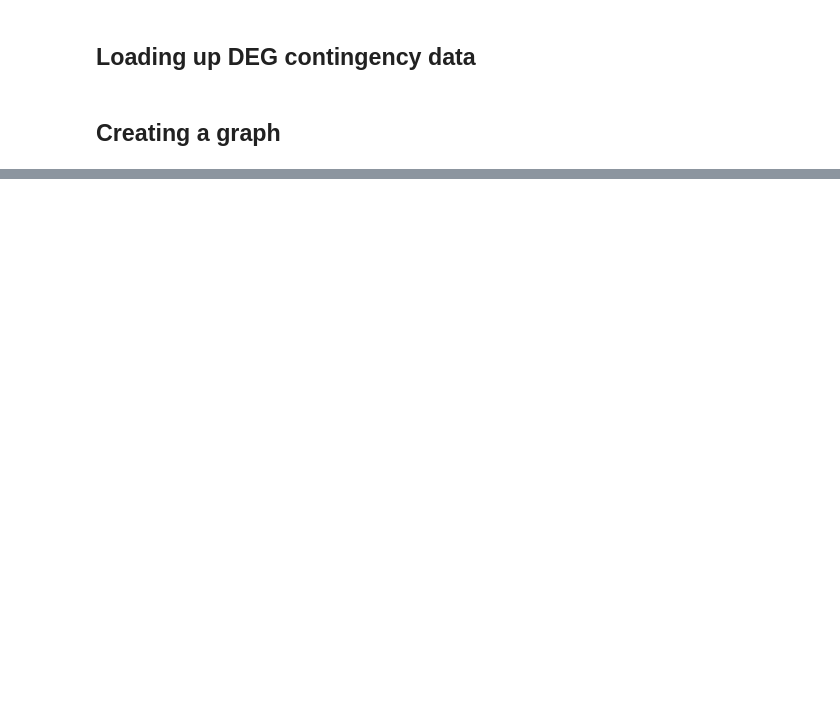
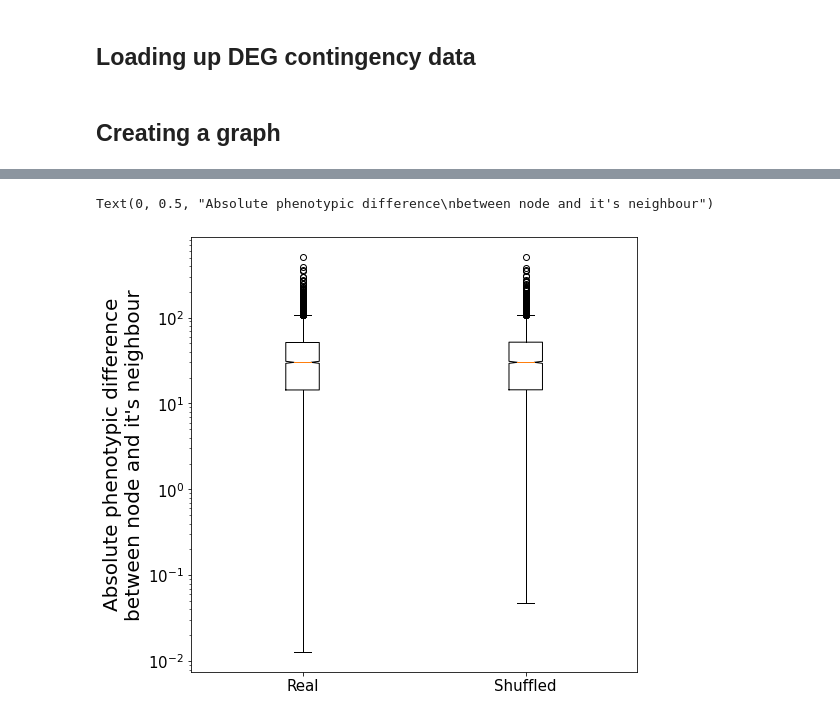
Before and after one commit to RelationRx/ds-ada-phenotype, a Jupyter notebook: LINCS_EDA_homophily.ipynb, the cells around one changed output, grey strips where cells are left out. Cells and saved outputs as stored; diff of their text form; code cells hidden in the pictures; blank space fills up the shorter version.

```diff
--- a/LINCS_EDA_homophily.ipynb
+++ b/LINCS_EDA_homophily.ipynb
@@ -144,0 +176,17 @@ array([-0.04595   , -0.23472001, -0.14317   , ...,  0.090034  ,
+# %%
+boxes = [
+    abs(phenotype_vals - (adj['real']/adj['real'].sum(axis = 1)[:,None]).dot(phenotype_vals)),
+    abs(phenotype_vals - (adj['shuffled']/adj['shuffled'].sum(axis = 1)[:,None]).dot(phenotype_vals))
+    ]
+for idx, item in enumerate(boxes):
+    item[np.isnan(item)] = np.median(item[~np.isnan(item)])
+    boxes[idx] = item
+fig, ax = plt.subplots(1, figsize = (8,8))
+bplot = ax.boxplot(boxes, notch = True)
+ax.set_yscale('log')
+ax.set_xticklabels(['Real','Shuffled'])
+ax.tick_params(labelsize = 15)
+ax.set_ylabel("Absolute phenotypic difference\nbetween node and it's neighbour", size = 20)
+# %% [output]
+Text(0, 0.5, "Absolute phenotypic difference\nbetween node and it's neighbour")
+[figure, added]
```
Also changed, not shown: parts of 20 cells of this notebook, 2 other files.
